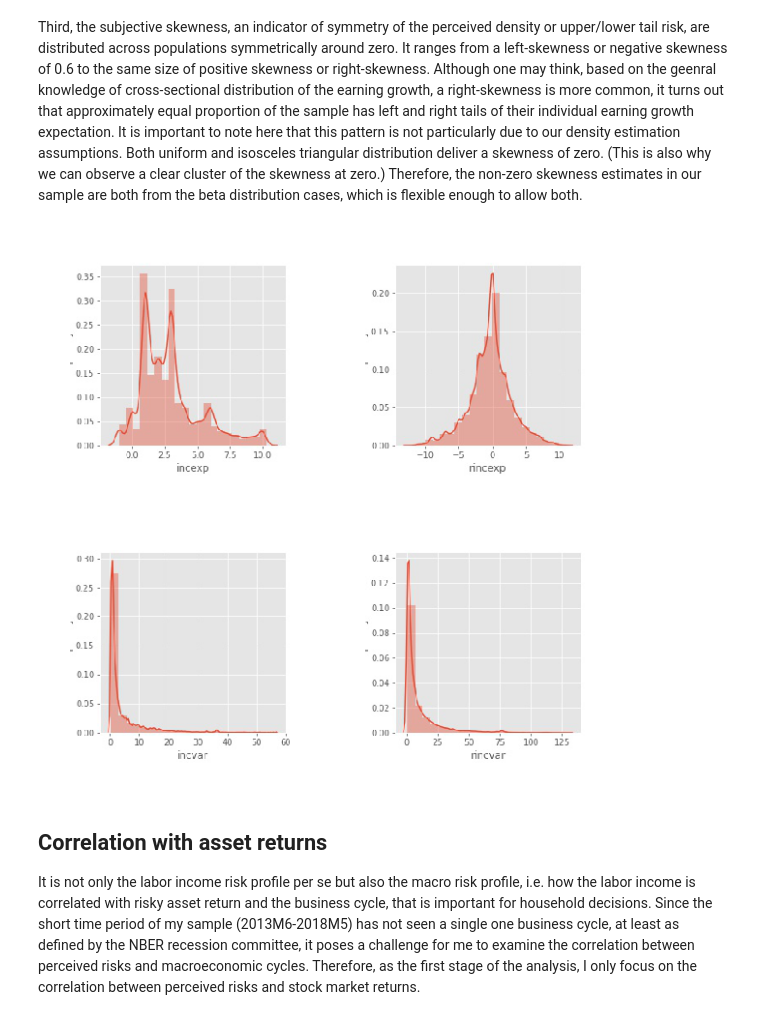
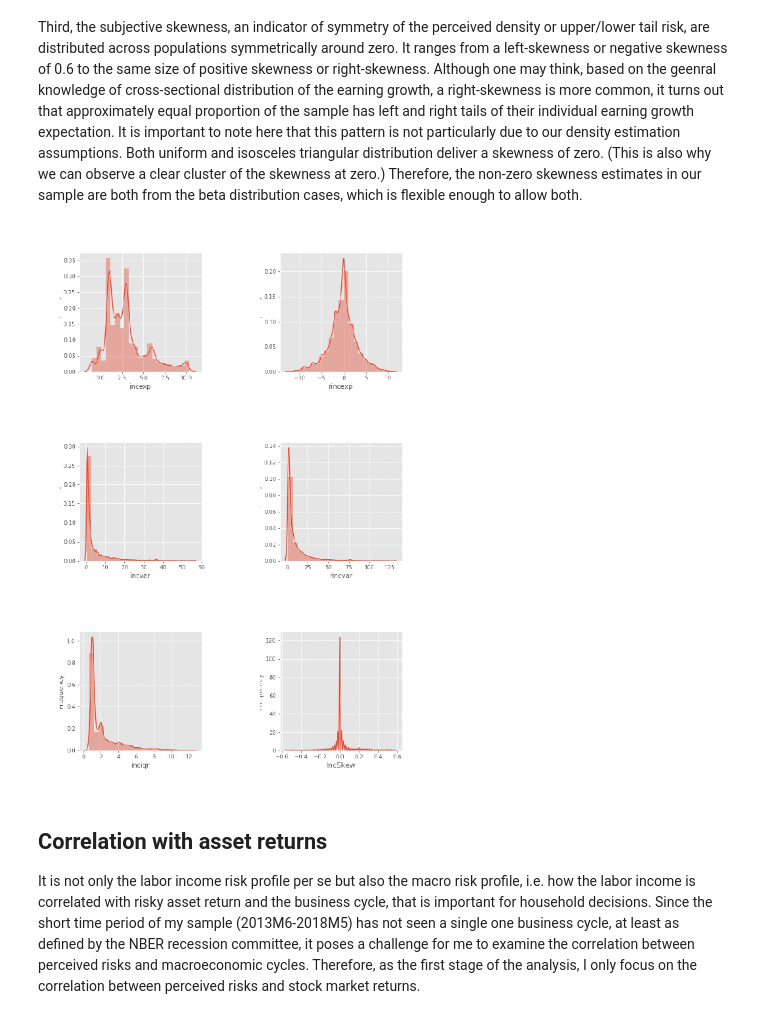
Before and after one commit to iworld1991/IncExpProject, a Jupyter notebook: WorkingFolder/PythonCode/PerceivedIncomeRisk.ipynb, the cells around one changed output. Cells and saved outputs as stored; diff of their text form; code cells hidden in the pictures.

Commit message:
reformatting the figures.

```diff
--- a/WorkingFolder/PythonCode/PerceivedIncomeRisk.ipynb
+++ b/WorkingFolder/PythonCode/PerceivedIncomeRisk.ipynb
@@ -130,25 +130,27 @@ Third, the subjective skewness, an indicator of symmetry of the perceived densit
 # %%
 ## insert figures
 
 graph_path = os.path.join(path,'../Graphs/ind/')
 
 fig_list = ['hist_incexp.jpg',
             'hist_rincexp.jpg',
             'hist_incvar.jpg',
-            'hist_rincvar.jpg']
+            'hist_rincvar.jpg',
+            'hist_inciqr.jpg',
+            'histIncSkew.jpg']
 
 nb_fig = len(fig_list)
 
 file_list = [graph_path+ fig for fig in fig_list]
 
 ## show figures
-plt.figure(figsize=(10,10))
+plt.figure(figsize=(10,15))
 for i in range(nb_fig):
-    plt.subplot(2,int(nb_fig/2),i+1)
+    plt.subplot(int(nb_fig/2),2,i+1)
     plt.imshow(mpimg.imread(file_list[i]))
     plt.axis("off")
 # %% [output]
-[figure, old version]
+[figure, new version]
 # %% [markdown]
 ##  Correlation with asset returns
 
```
Also changed, not shown: parts of 1 cell of this notebook, 9 other files.
